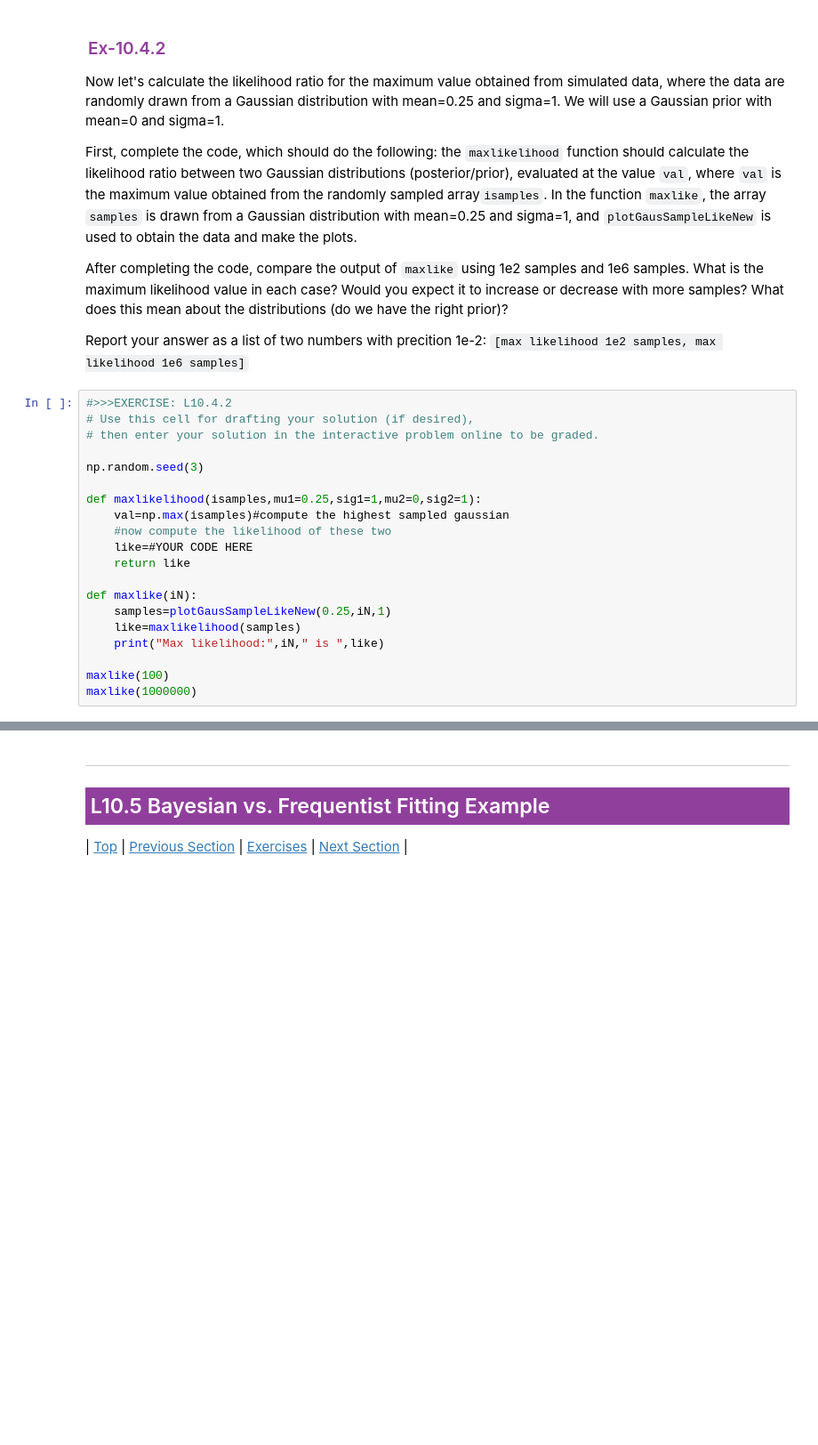
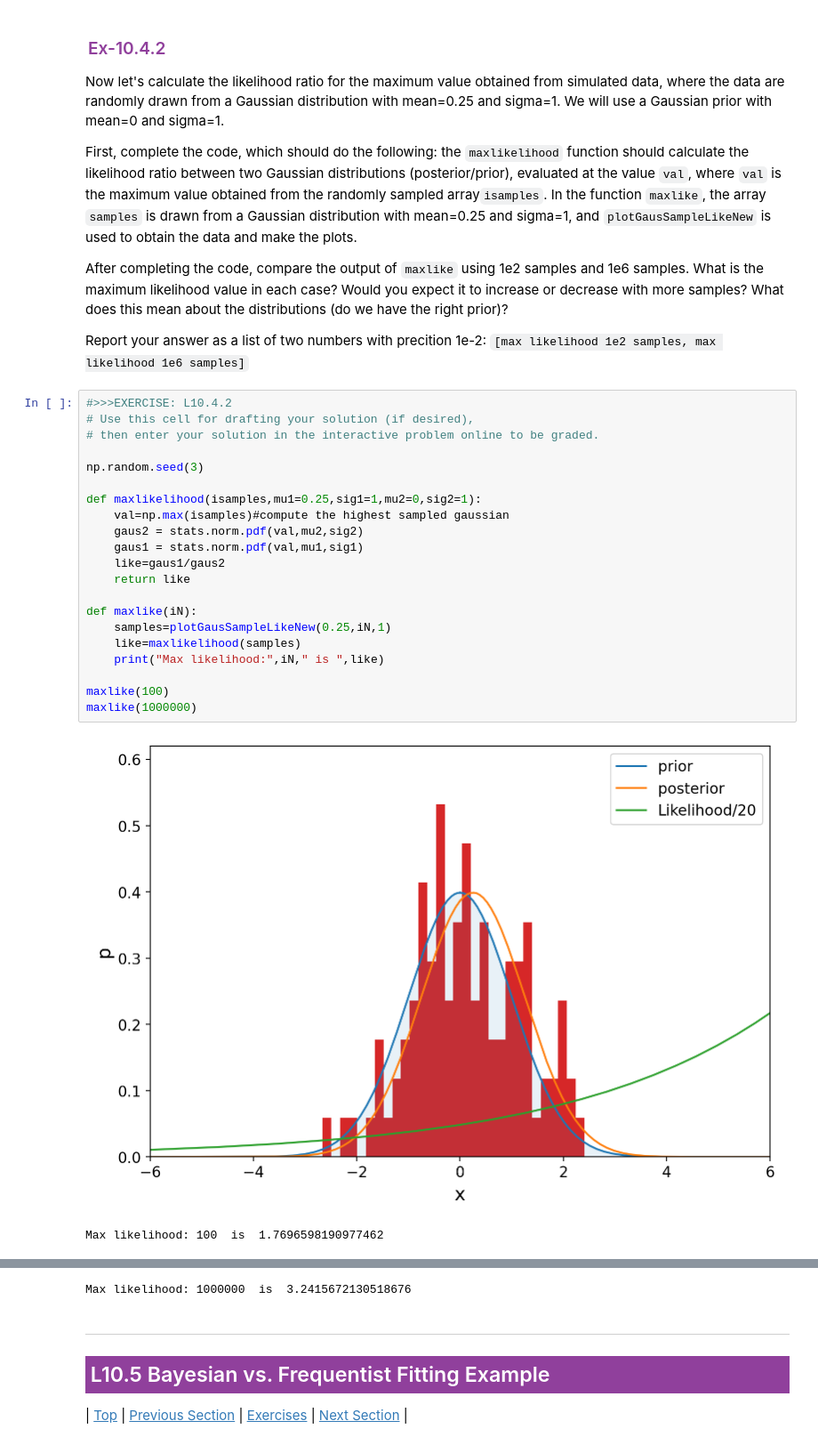
Before and after one commit to a-eghrari/nb_LEARNER, a Jupyter notebook: 8S50x_L10.ipynb, the cells around one changed output, grey strips where cells are left out. Shown at 89% size. Cells and saved outputs as stored; diff of their text form; blank space fills up the shorter version.

```diff
--- a/8S50x_L10.ipynb
+++ b/8S50x_L10.ipynb
@@ -871,20 +905,24 @@ Report your answer as a list of two numbers with precition 1e-2: `[max likelihoo
 # %%
 #>>>EXERCISE: L10.4.2
 # Use this cell for drafting your solution (if desired),
 # then enter your solution in the interactive problem online to be graded.
 
 np.random.seed(3)
 
 def maxlikelihood(isamples,mu1=0.25,sig1=1,mu2=0,sig2=1):
     val=np.max(isamples)#compute the highest sampled gaussian
-    #now compute the likelihood of these two
-    like=#YOUR CODE HERE
+    gaus2 = stats.norm.pdf(val,mu2,sig2)
+    gaus1 = stats.norm.pdf(val,mu1,sig1)
+    like=gaus1/gaus2
     return like
 
 def maxlike(iN):
     samples=plotGausSampleLikeNew(0.25,iN,1)
     like=maxlikelihood(samples)
     print("Max likelihood:",iN," is ",like)
 
 maxlike(100)
 maxlike(1000000)
+# %% [output]
+[figure, added]
+Max likelihood: 100  is  1.7696598190977462
@@ -891,3 +930,4 @@ maxlike(1000000)
+Max likelihood: 1000000  is  3.2415672130518676
 # %% [markdown]
 <a name='section_10_5'></a>
 <hr style="height: 1px;">
```
Also changed, not shown: parts of 20 cells of this notebook.
